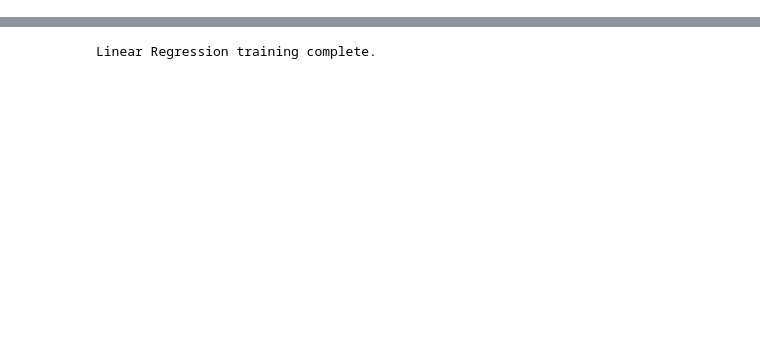
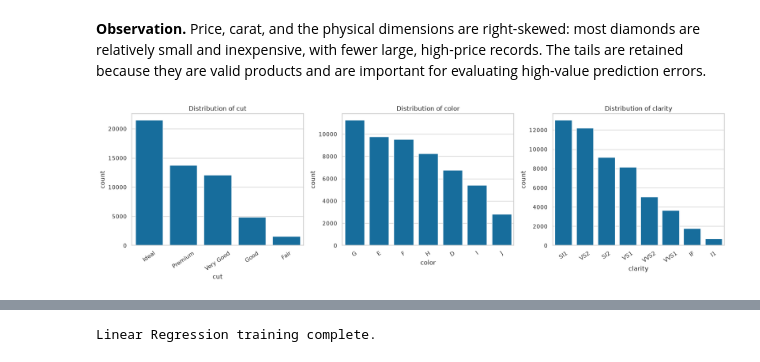
Before and after one commit to DeViKaanil62/ml-capstone, a Jupyter notebook: models/regression.ipynb, the cells around one changed output, grey strips where cells are left out. Cells and saved outputs as stored; diff of their text form; code cells hidden in the pictures; blank space fills up the shorter version.

```diff
--- a/models/regression.ipynb
+++ b/models/regression.ipynb
@@ -147,0 +181,13 @@ Cleaned shape: (53920, 10)
+# %% [markdown]
+**Observation.** Price, carat, and the physical dimensions are right-skewed: most diamonds are relatively small and inexpensive, with fewer large, high-price records. The tails are retained because they are valid products and are important for evaluating high-value prediction errors.
+# %%
+fig, axes = plt.subplots(1, 3, figsize=(17, 5))
+for axis, column in zip(axes, ["cut", "color", "clarity"]):
+    order = diamonds_clean[column].value_counts().index
+    sns.countplot(data=diamonds_clean, x=column, order=order, ax=axis)
+    axis.set_title(f"Distribution of {column}")
+    axis.tick_params(axis="x", rotation=35)
+plt.tight_layout()
+plt.show()
+# %% [output]
+[figure, added]
```
Also changed, not shown: parts of 96 cells of this notebook, 1 other file.
